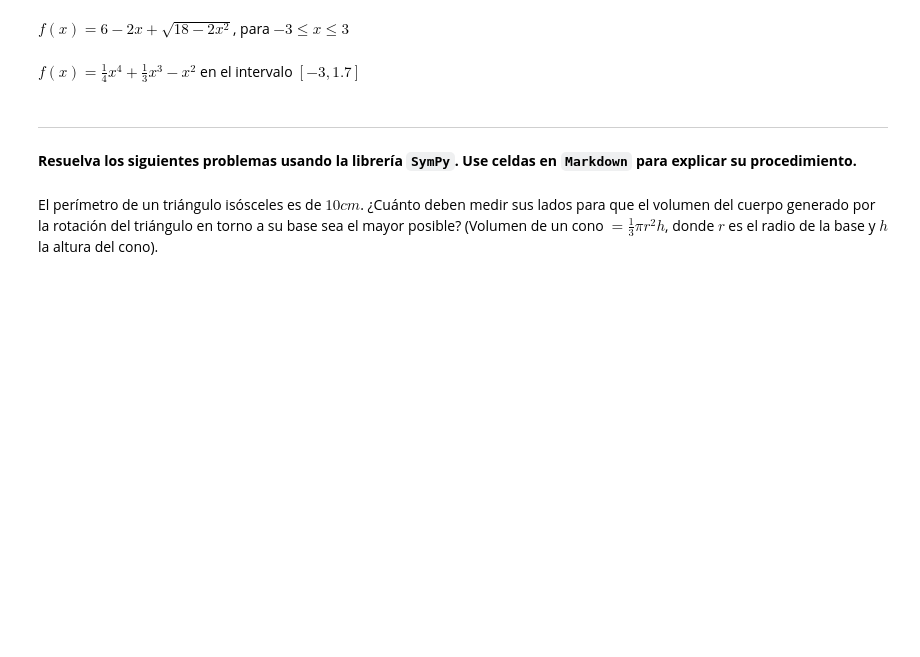
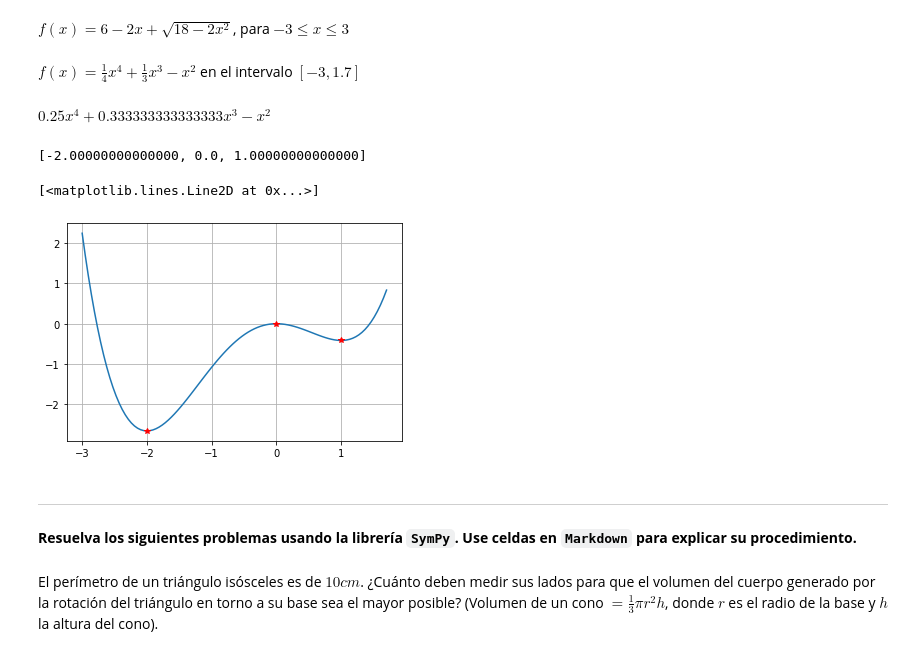
Before and after one commit to 728831/Tareas-SM, a Jupyter notebook: A02 - Sympy.ipynb, the cells around one changed output. Drawn from its saved outputs; the diff is of its cells as text; code cells hidden in the pictures; blank space fills up the shorter version.

```diff
--- a/A02 - Sympy.ipynb
+++ b/A02 - Sympy.ipynb
@@ -69,8 +70,40 @@ plt.plot(x_sol[1], f(x_sol[1]), "*r")
 [figure]
 # %% [markdown]
 $f(x)=6-2x+\sqrt{18-2x^2}$, para $-3\leq x\leq 3$
+# %%
+def f(x):
+    return 6-2**x+
 # %% [markdown]
 $f(x)=\frac{1}{4}x^4+\frac{1}{3}x^3-x^2$ en el intervalo $[-3,1.7]$
+# %%
+def f(x):
+    return (1/4)*x**4 + (1/3)*x**3 - x**2
+f(x)
+# %% [output]
+$\displaystyle 0.25 x^{4} + 0.333333333333333 x^{3} - x^{2}$
+# %%
+dfx= sp.diff(f(x), x)
+dfxx= sp.diff(f(x), x, 2)
+dfxxx= sp.diff(f(x), x, 3)
+dfxxxx = sp.diff(f(x), x, 4)
+# %%
+x_sol = sp.solve(dfx, x)
+x_sol
+# %% [output]
+[-2.00000000000000, 0.0, 1.00000000000000]
+# %%
+xn = np.linspace(-3,1.7,100)
+yn = f(xn)
+
+plt.figure()
+plt.plot(xn, yn)
+plt.grid()
+plt.plot(x_sol[0], f(x_sol[0]), "*r")
+plt.plot(x_sol[1], f(x_sol[1]), "*r")
+plt.plot(x_sol[2], f(x_sol[2]), "*r")
+# %% [output]
+[<matplotlib.lines.Line2D at 0x...>]
+[figure, added]
 # %% [markdown]
 ---
 **Resuelva los siguientes problemas usando la librería `SymPy`. Use celdas en `Markdown` para explicar su procedimiento.**
```
Also changed, not shown: parts of 23 cells of this notebook.
